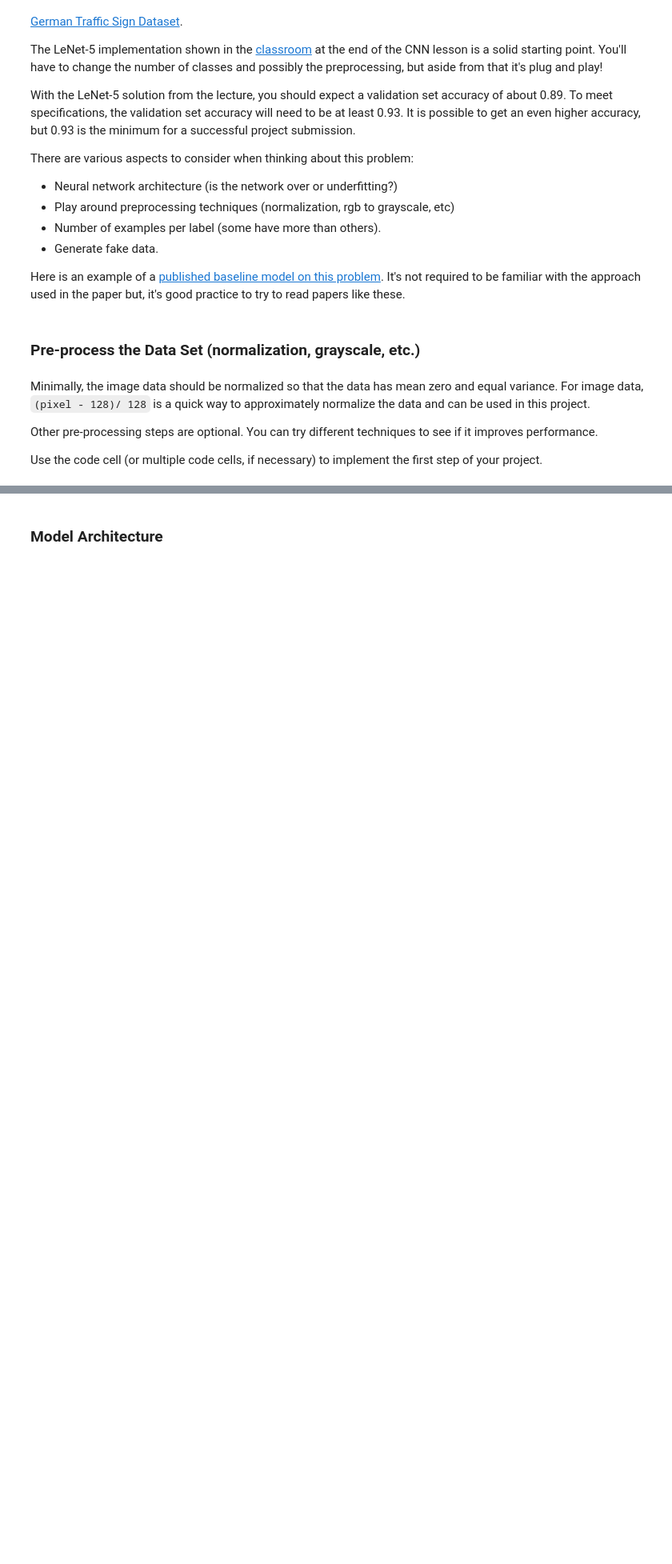
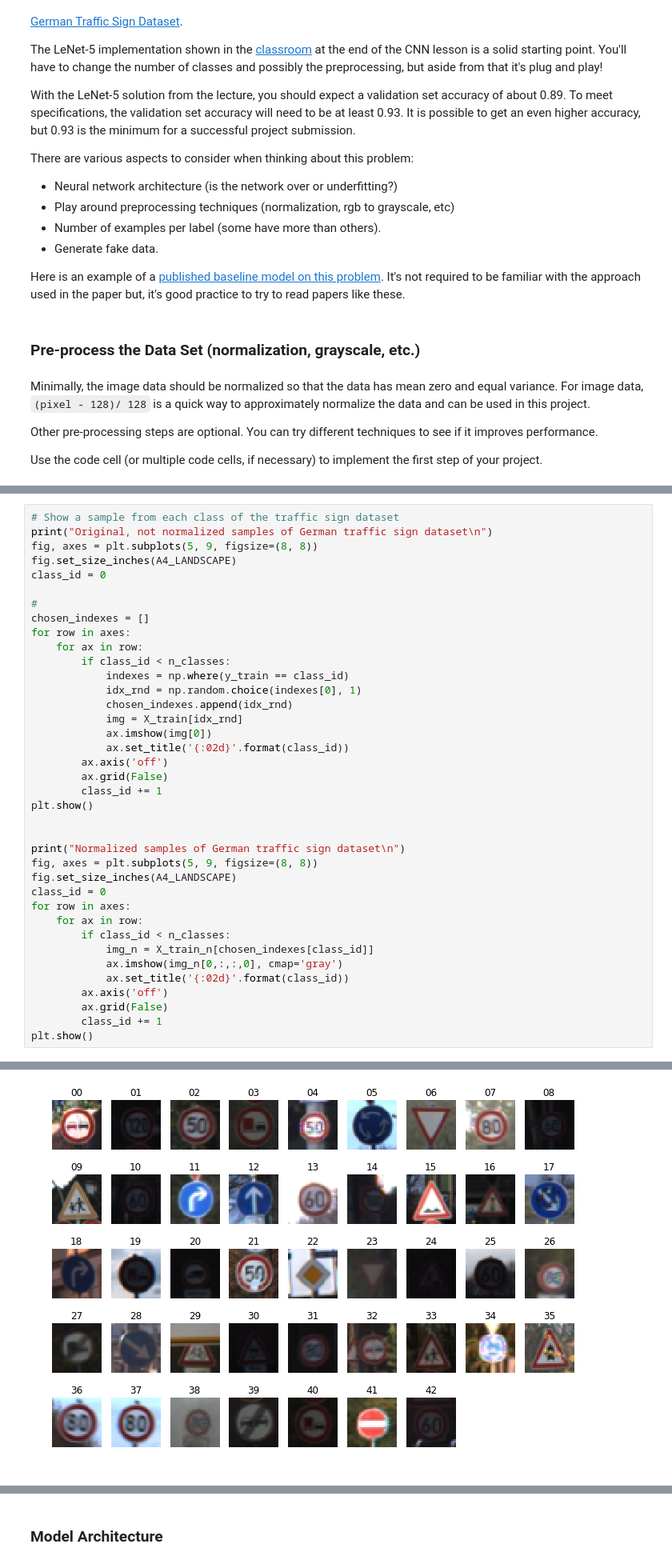
Before and after one commit to luk6xff/SelfDrivingCarND, a Jupyter notebook: CarND-Traffic-Sign-Classifier-P3/Traffic_Sign_Classifier.ipynb, the cells around one changed output, grey strips where cells are left out. Shown at 80% size. Saved outputs shown, nothing was run; the diff lists cells and outputs as text; blank space fills up the shorter version.

```diff
--- a/CarND-Traffic-Sign-Classifier-P3/Traffic_Sign_Classifier.ipynb
+++ b/CarND-Traffic-Sign-Classifier-P3/Traffic_Sign_Classifier.ipynb
@@ -170,0 +266,39 @@ Use the code cell (or multiple code cells, if necessary) to implement the first
+# %%
+# Show a sample from each class of the traffic sign dataset
+print("Original, not normalized samples of German traffic sign dataset\n")
+fig, axes = plt.subplots(5, 9, figsize=(8, 8))
+fig.set_size_inches(A4_LANDSCAPE)
+class_id = 0
+
+#
+chosen_indexes = []
+for row in axes:
+    for ax in row:
+        if class_id < n_classes:
+            indexes = np.where(y_train == class_id)
+            idx_rnd = np.random.choice(indexes[0], 1)
+            chosen_indexes.append(idx_rnd)
+            img = X_train[idx_rnd]
+            ax.imshow(img[0])
+            ax.set_title('{:02d}'.format(class_id))
+        ax.axis('off')
+        ax.grid(False)
+        class_id += 1
+plt.show()
+
+
+print("Normalized samples of German traffic sign dataset\n")
+fig, axes = plt.subplots(5, 9, figsize=(8, 8))
+fig.set_size_inches(A4_LANDSCAPE)
+class_id = 0
+for row in axes:
+    for ax in row:
+        if class_id < n_classes:
+            img_n = X_train_n[chosen_indexes[class_id]]
+            ax.imshow(img_n[0,:,:,0], cmap='gray')
+            ax.set_title('{:02d}'.format(class_id))
+        ax.axis('off')
+        ax.grid(False)
+        class_id += 1
+plt.show()
+# %% [output]
@@ -170,0 +306 @@ Use the code cell (or multiple code cells, if necessary) to implement the first
+[figure, added]
```
Also changed, not shown: parts of 25 cells of this notebook.
